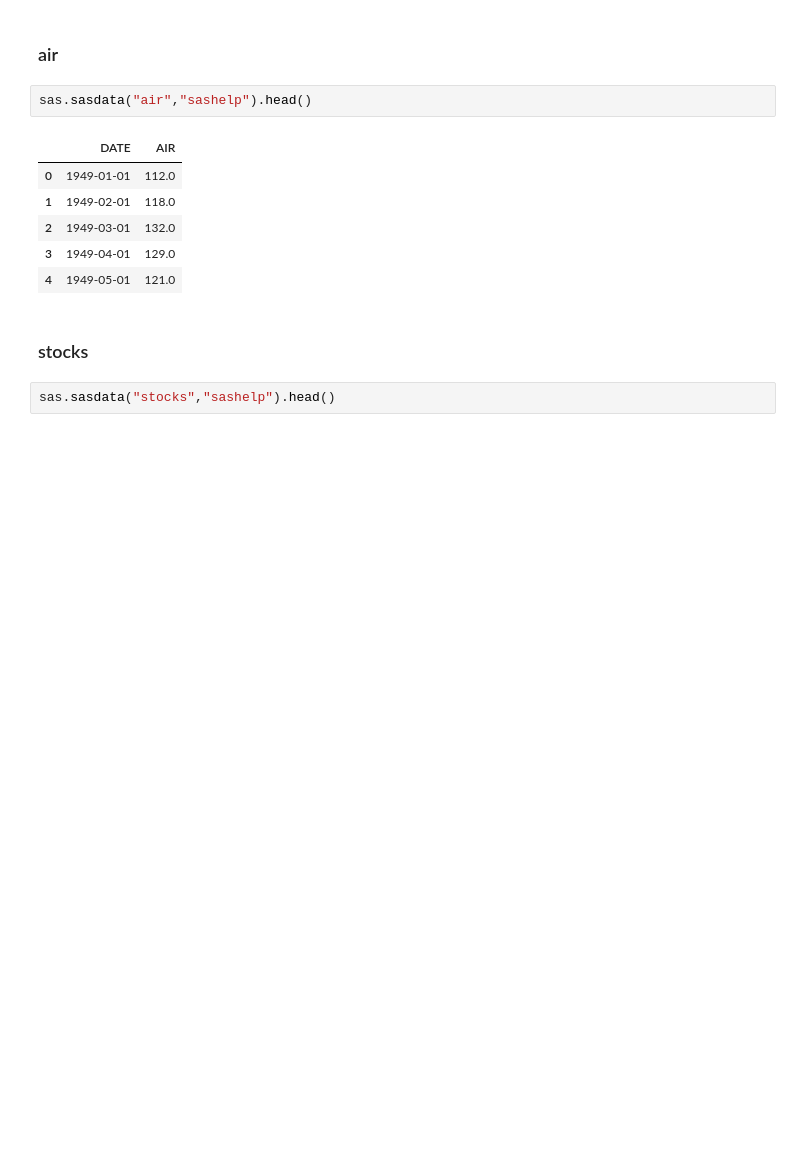
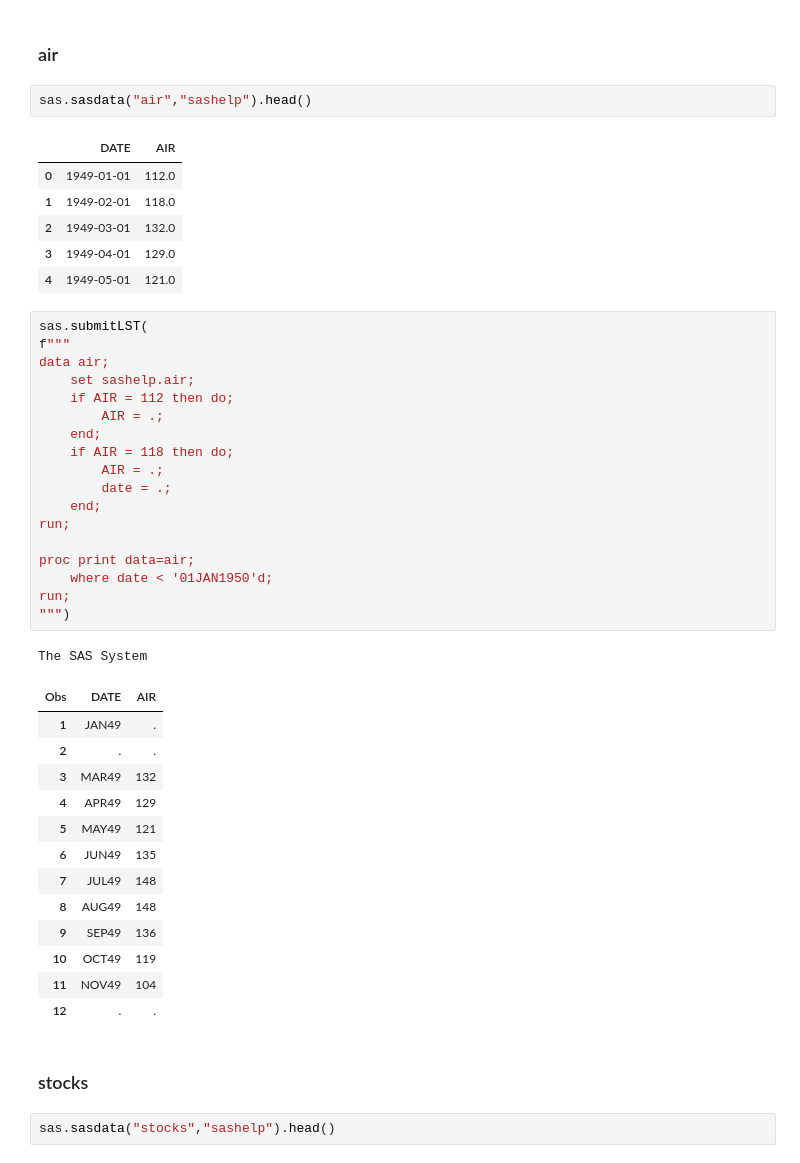
Before and after one commit to 0xdomyz/sas_collection, a Jupyter notebook: example_data/ts.ipynb, the cells around one changed output. Cells and saved outputs as stored; diff of their text form; blank space fills up the shorter version.

```diff
--- a/example_data/ts.ipynb
+++ b/example_data/ts.ipynb
@@ -26,6 +15,39 @@ sas.sasdata("air","sashelp").head()
 | 2 | 1949-03-01 | 132.0 |
 | 3 | 1949-04-01 | 129.0 |
 | 4 | 1949-05-01 | 121.0 |
+# %%
+sas.submitLST(
+f"""
+data air;
+    set sashelp.air;
+    if AIR = 112 then do;
+        AIR = .;
+    end;
+    if AIR = 118 then do;
+        AIR = .;
+        date = .;
+    end;
+run;
+
+proc print data=air;
+    where date < '01JAN1950'd;
+run;
+""")
+# %% [output]
+The SAS System
+| Obs | DATE | AIR |
+| 1 | JAN49 | . |
+| 2 | . | . |
+| 3 | MAR49 | 132 |
+| 4 | APR49 | 129 |
+| 5 | MAY49 | 121 |
+| 6 | JUN49 | 135 |
+| 7 | JUL49 | 148 |
+| 8 | AUG49 | 148 |
+| 9 | SEP49 | 136 |
+| 10 | OCT49 | 119 |
+| 11 | NOV49 | 104 |
+| 12 | . | . |
 # %% [markdown]
 ### stocks
 # %%
```
Also changed, not shown: parts of 4 cells of this notebook.
